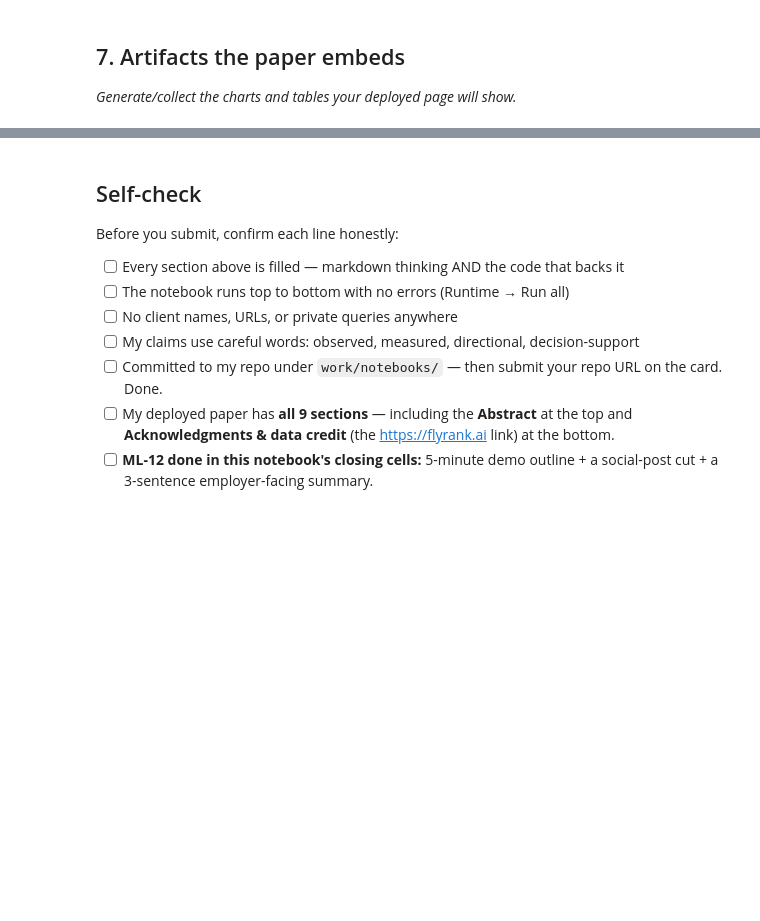
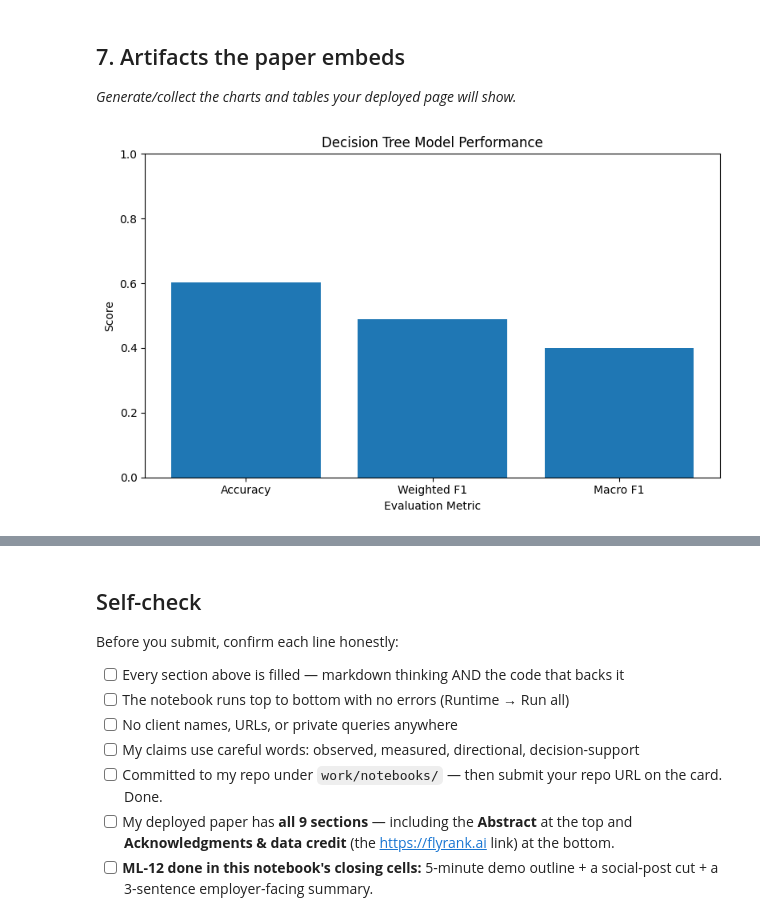
Before and after one commit to PaNavar369/Internship, a Jupyter notebook: work/notebooks/capstone.ipynb, the cells around one changed output, grey strips where cells are left out. Saved outputs shown, nothing was run; the diff lists cells and outputs as text; code cells hidden in the pictures; blank space fills up the shorter version.

```diff
--- a/work/notebooks/capstone.ipynb
+++ b/work/notebooks/capstone.ipynb
@@ -34,3 +323,22 @@ This skeleton is yours to fill. Work the sections **in order** — each one has
 ## 7. Artifacts the paper embeds
 
 *Generate/collect the charts and tables your deployed page will show.*
+# %%
+import matplotlib.pyplot as plt
+
+metrics = ["Accuracy", "Weighted F1", "Macro F1"]
+scores = [0.6015, 0.49, 0.40]
+
+plt.figure(figsize=(8, 5))
+plt.bar(metrics, scores)
+
+plt.title("Decision Tree Model Performance")
+plt.xlabel("Evaluation Metric")
+plt.ylabel("Score")
+
+plt.ylim(0, 1)
+
+plt.tight_layout()
+plt.show()
+# %% [output]
+[figure, added]
```
Also changed, not shown: parts of 6 cells of this notebook.
